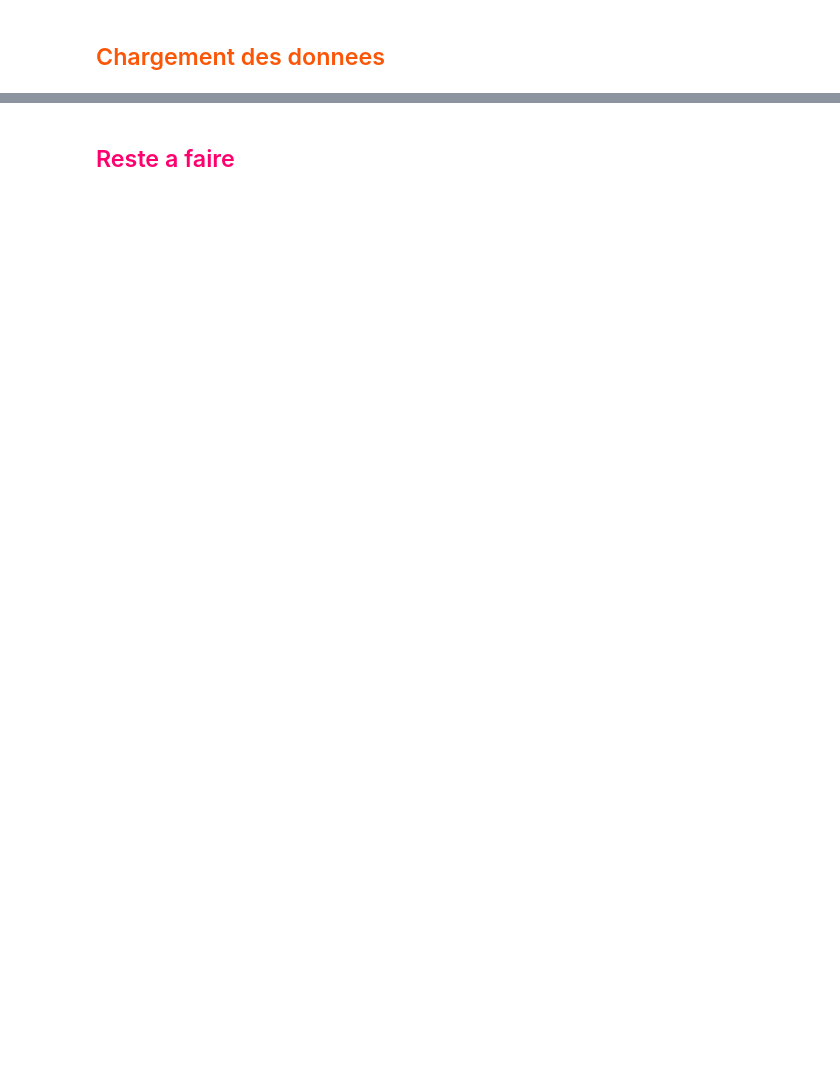
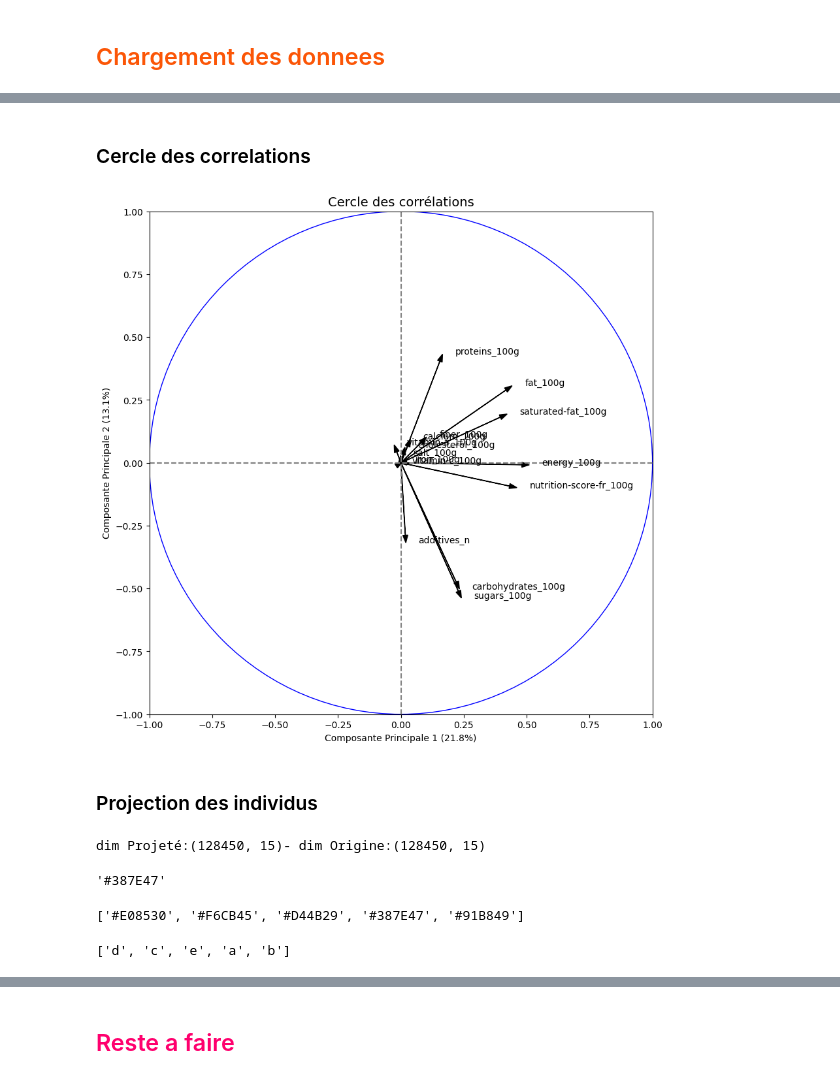
Before and after one commit to 8huit/analyse-de-donnees-nutritionnelles, a Jupyter notebook: p2_donnees_nutritionnelles_exploration.ipynb, the cells around one changed output, grey strips where cells are left out. Saved outputs shown, nothing was run; the diff lists cells and outputs as text; code cells hidden in the pictures; blank space fills up the shorter version.

```diff
--- a/p2_donnees_nutritionnelles_exploration.ipynb
+++ b/p2_donnees_nutritionnelles_exploration.ipynb
@@ -162,0 +162,72 @@ sns.set_context("paper", font_scale=1)
+# %%
+composantesPrincipales = pca.components_ # triés par variance expliquée
+# %%
+# Selection des plans Factoriels
+#dimension 1
+d1=0
+#dimension 2
+d2=1
+# %% [markdown]
+### Cercle des correlations
+# %%
+from matplotlib import pyplot as plt
+import matplotlib as mpl
+
+plt.style.use('default')
+# taille du schema
+plt.rcParams["figure.figsize"] = (10,10)
+
+fig, ax = plt.subplots()
+
+# configuration de la bordure
+plt.xlim(-1,1)
+plt.ylim(-1,1)
+
+# affichage des lignes horizontales et verticales
+plt.plot([-1, 1], [0, 0], color='grey', ls='--')
+plt.plot([0, 0], [-1, 1], color='grey', ls='--')
+
+# libelles des axes
+plt.xlabel('Composante Principale {} ({}%)'.format(d1+1, round(100*pca.explained_variance_ratio_[d1],1)))
+plt.ylabel('Composante Principale {} ({}%)'.format(d2+1, round(100*pca.explained_variance_ratio_[d2],1)))
+plt.title('Cercle des corrélations',color="black",fontsize=14,fontweight='normal')
+# afficher le cercle
+cercle = plt.Circle((0,0),radius=1, color='b', fill=False)
+ax.set_aspect(1)
+ax.add_patch(cercle)
+
+
+#placement des étiquettes des p variables + fleches (partant du centre vers les points projetés)
+for i in range(len(variables)):
+    plt.annotate(variables[i],xy =(composantesPrincipales[d1][i],composantesPrincipales[d2][i]),xytext =(composantesPrincipales[d1][i]+0.05,composantesPrincipales[d2][i]))
+    plt.arrow(0,0,composantesPrincipales[0][i],composantesPrincipales[1][i].astype(np.float),length_includes_head=True,head_width=0.02, head_length=0.03,color="black")
+# %% [output]
+[figure, added]
+# %% [markdown]
+### Projection des individus
+# %%
+# Projection des individus sur les composantes principales
+XProjete = pca.transform(XCentreReduit)
+print(f"dim Projeté:{XProjete.shape}- dim Origine:{XCentreReduit.shape}")
+# %% [output]
+dim Projeté:(128450, 15)- dim Origine:(128450, 15)
+# %%
+# preparation de la palette de couleur qui reprend les codes couleurs hexa du logo nutriscore
+custom_palette = {
+'d': '#E08530',#Orange
+ 'c': '#F6CB45',#Jaune
+ 'e': '#D44B29',#Rouge
+ 'a': '#387E47',#Vert foncé
+ 'b': '#91B849' #Vert
+}
+custom_palette['a']
+# %% [output]
+'#387E47'
+# %%
+list(custom_palette.values())
+# %% [output]
+['#E08530', '#F6CB45', '#D44B29', '#387E47', '#91B849']
+# %%
+list(custom_palette.keys())
+# %% [output]
+['d', 'c', 'e', 'a', 'b']
```
Also changed, not shown: parts of 33 cells of this notebook.
